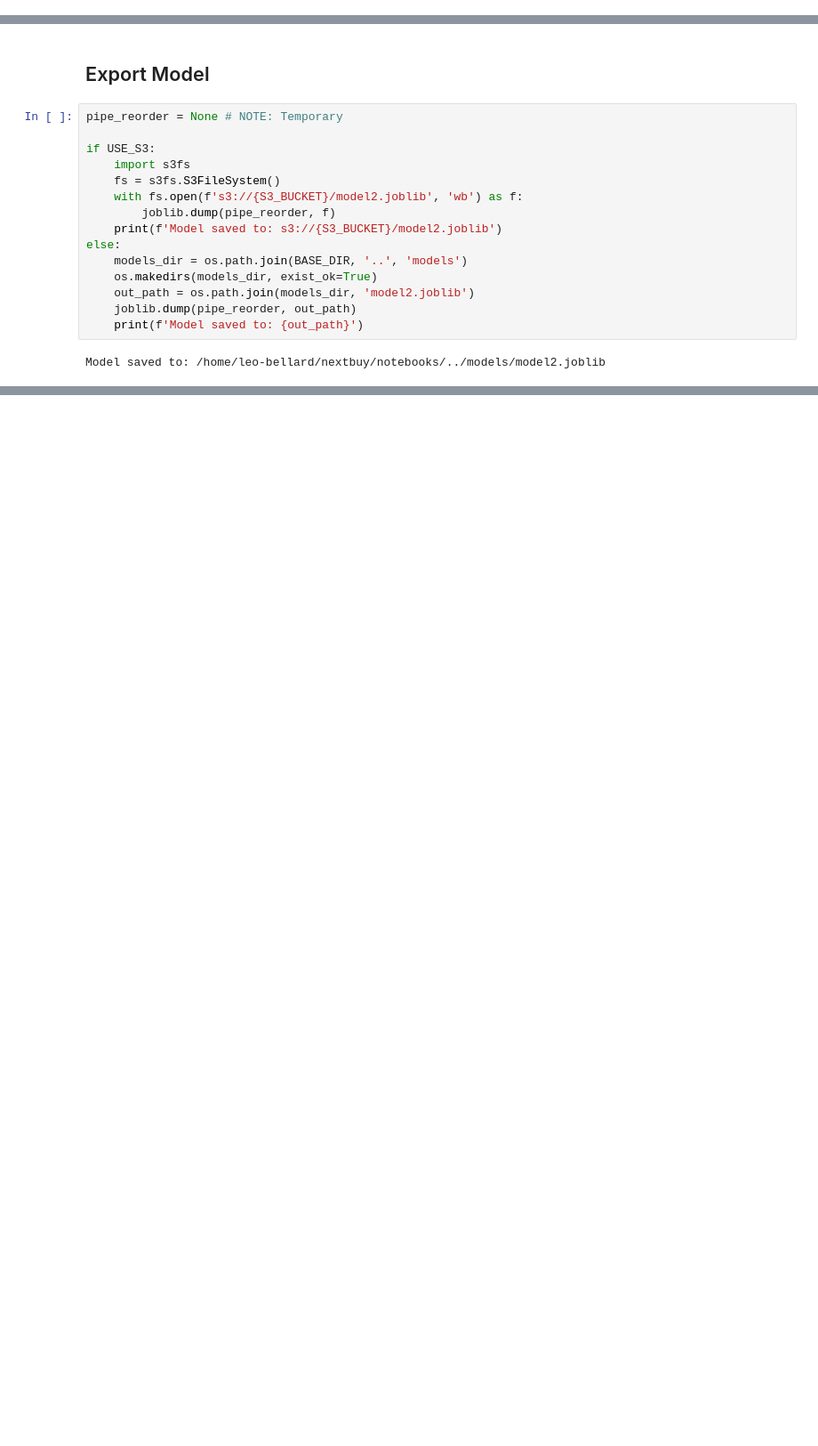
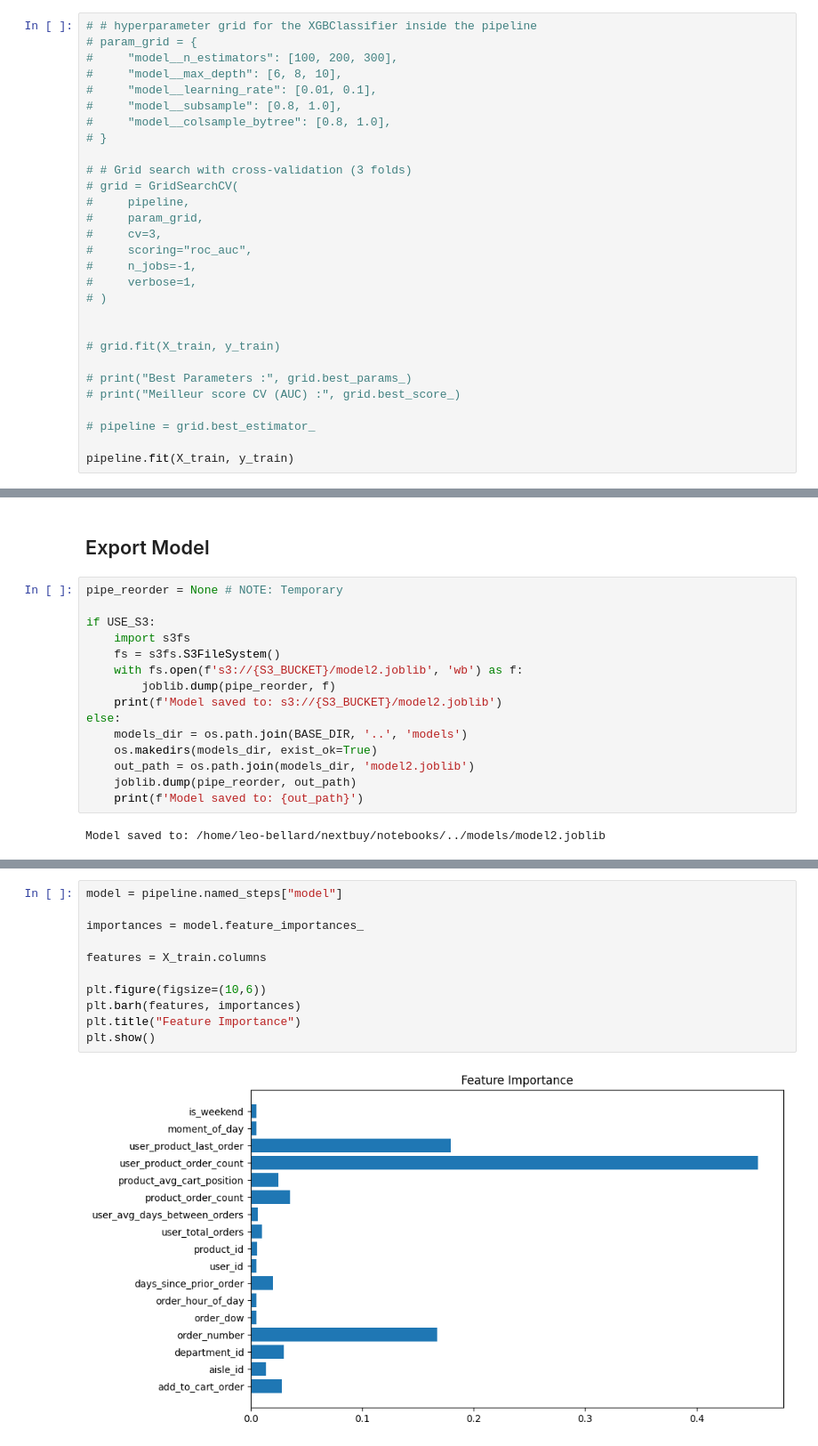
Before and after one commit to PornraksaSuksawaeng/nextbuy-data-analysis, a Jupyter notebook: notebooks/03_models_leo.ipynb, the cells around one changed output, grey strips where cells are left out. Shown at 89% size. Saved outputs shown, nothing was run; the diff lists cells and outputs as text; blank space fills up the shorter version.

Commit message:
feat(models): Add XGBoost model, prediction, training and evaluation

```diff
--- a/notebooks/03_models_leo.ipynb
+++ b/notebooks/03_models_leo.ipynb
@@ -181,2 +198,31 @@ X_train.head()
 # %% [markdown]
 ## Train model
+# %%
+# # hyperparameter grid for the XGBClassifier inside the pipeline
+# param_grid = {
+#     "model__n_estimators": [100, 200, 300],
+#     "model__max_depth": [6, 8, 10],
+#     "model__learning_rate": [0.01, 0.1],
+#     "model__subsample": [0.8, 1.0],
+#     "model__colsample_bytree": [0.8, 1.0],
+# }
+
+# # Grid search with cross‑validation (3 folds)
+# grid = GridSearchCV(
+#     pipeline,
+#     param_grid,
+#     cv=3,
+#     scoring="roc_auc",
+#     n_jobs=-1,
+#     verbose=1,
+# )
+
+
+# grid.fit(X_train, y_train)
+
+# print("Best Parameters :", grid.best_params_)
+# print("Meilleur score CV (AUC) :", grid.best_score_)
+
+# pipeline = grid.best_estimator_
+
+pipeline.fit(X_train, y_train)
@@ -203,0 +290,13 @@ Model saved to: /home/leo-bellard/nextbuy/notebooks/../models/model2.joblib
+# %%
+model = pipeline.named_steps["model"]
+
+importances = model.feature_importances_
+
+features = X_train.columns
+
+plt.figure(figsize=(10,6))
+plt.barh(features, importances)
+plt.title("Feature Importance")
+plt.show()
+# %% [output]
+[figure, added]
```
Also changed, not shown: parts of 9 cells of this notebook.
